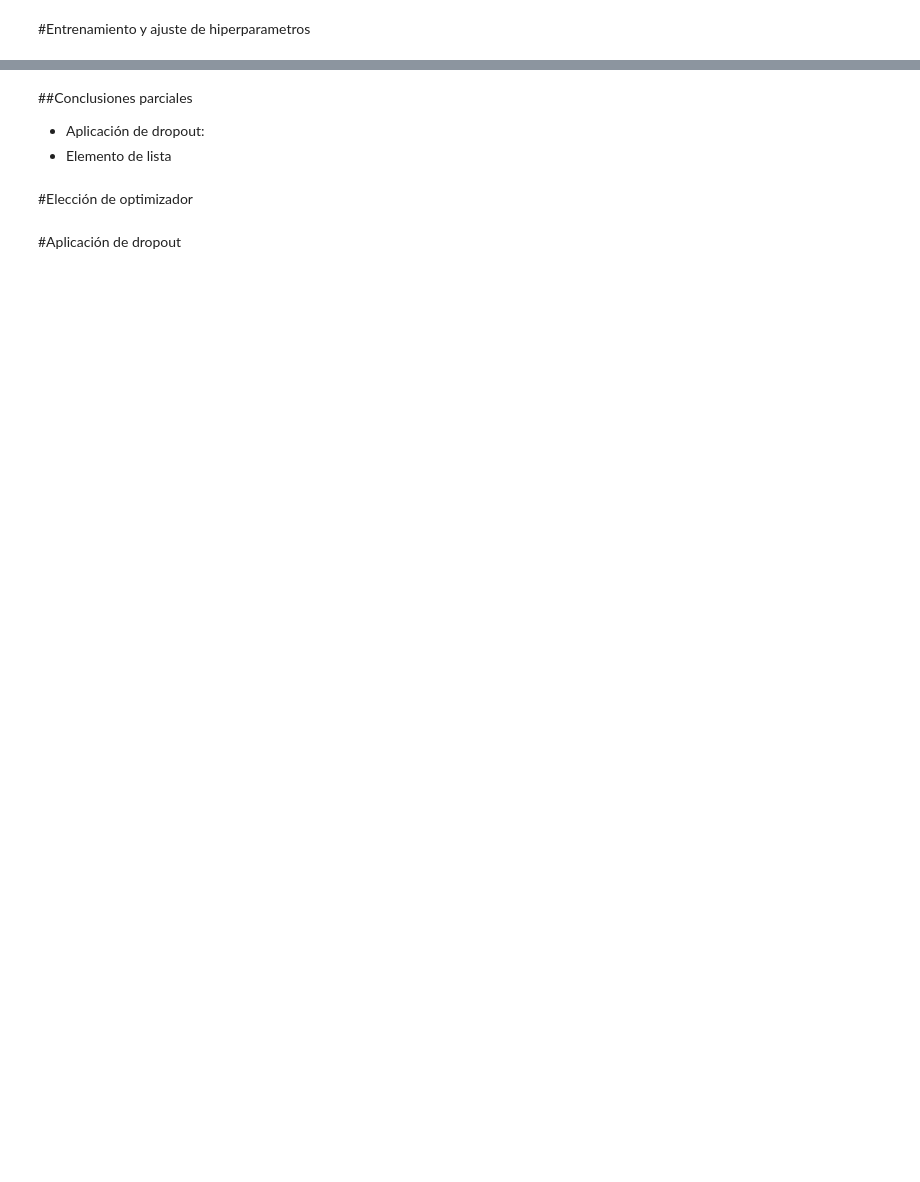
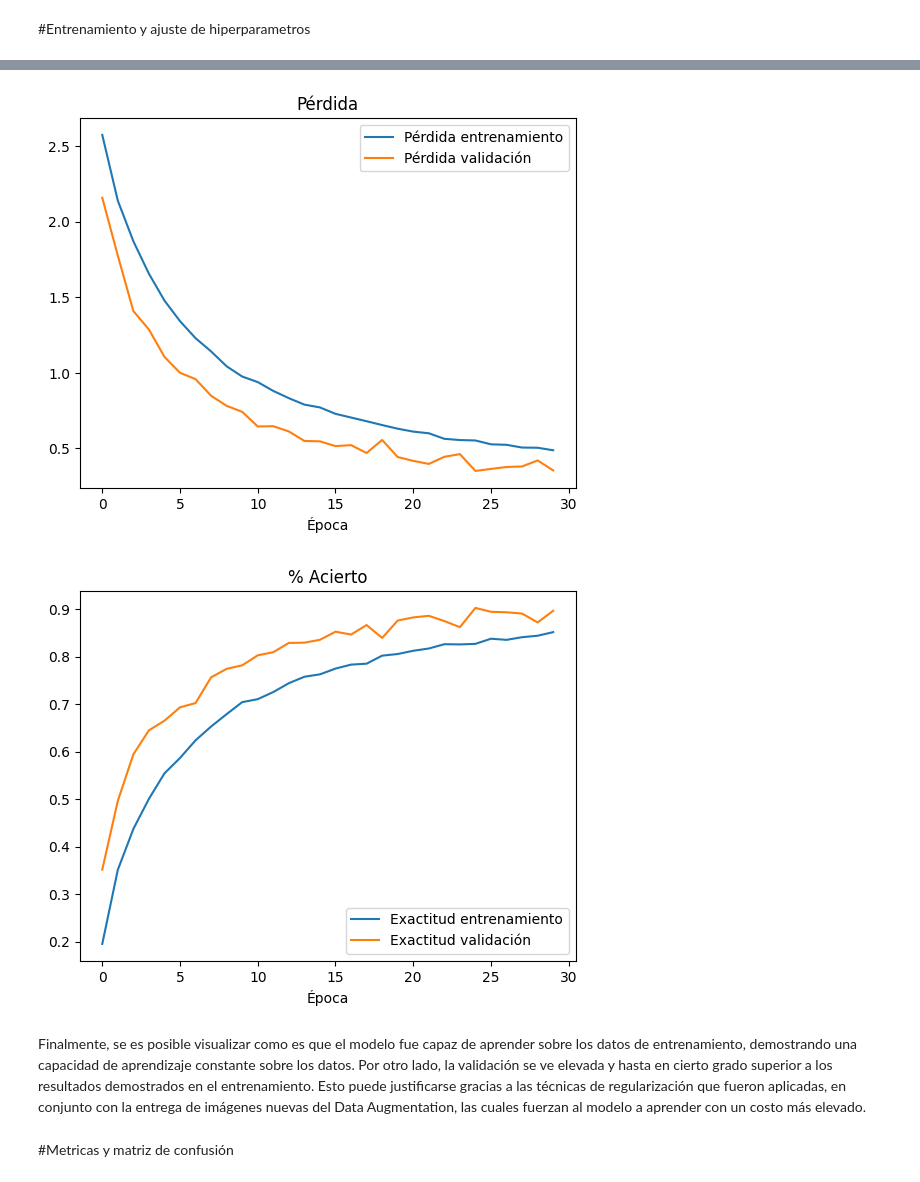
Before and after one commit to Albedofan69420/SIMPSONS-CNN, a Jupyter notebook: Evaluación2_deep_learning.ipynb, the cells around one changed output, grey strips where cells are left out. Drawn from its saved outputs; the diff is of its cells as text; code cells hidden in the pictures; blank space fills up the shorter version.

```diff
--- a/Evaluación2_deep_learning.ipynb
+++ b/Evaluación2_deep_learning.ipynb
@@ -374,0 +518,4 @@ plt.show()
+# %%
+#Imprime los resultados de cada uno de los optimizadores sobre el modelo
+df_results = pd.DataFrame(results)
+print(df_results)
@@ -374,0 +529,4 @@ plt.show()
+# %%
+#Realiza una selección del mejor optimizador basado en el acierto en validación
+mejor_opt = df_results.sort_values(by='Mejor acierto en validación', ascending=False).iloc[0]['Optimizador']
+print(f"El mejor optimizador fue: {mejor_opt}")
@@ -374,0 +552,28 @@ plt.show()
+# %%
+#Modifica imágenes para generar nuevas con leves cambios
+datagen = ImageDataGenerator(
+    rotation_range=15,
+    horizontal_flip=True,
+    zoom_range=0.1,
+    width_shift_range=0.1,
+    height_shift_range=0.1
+)
+
+np.random.seed(30)
+tf.random.set_seed(30)
+
+#Genera el modelo final con todos los cambios aplicados
+model_final = create_model_v3()
+model_final.compile(
+    optimizer=obtener_optimizador(mejor_opt),
+    loss='sparse_categorical_crossentropy',
+    metrics=['accuracy']
+)
+# %%
+#Entrenamiento del modelo final con valores previamente definidos
+history_final = model_final.fit(
+    datagen.flow(X_train, Y_train, batch_size=64),
+    epochs=30,
+    validation_data=(X_val, Y_val),
+    verbose=1
+)
@@ -375,25 +598,23 @@ plt.show()
 # %%
 # Mostramos la pérdida y el acierto por cada época
 
-plt.plot(hist_model_test2.history['loss'], label='Pérdida entrenamiento')
-plt.plot(hist_model_test2.history['val_loss'], label='Pérdida validación')
+plt.plot(history_final.history['loss'], label='Pérdida entrenamiento')
+plt.plot(history_final.history['val_loss'], label='Pérdida validación')
 plt.legend()
 plt.title('Pérdida')
 plt.xlabel('Época')
 plt.show()
 
-plt.plot(hist_model_test2.history['accuracy'], label='Exactitud entrenamiento')
-plt.plot(hist_model_test2.history['val_accuracy'], label='Exactitud validación')
+plt.plot(history_final.history['accuracy'], label='Exactitud entrenamiento')
+plt.plot(history_final.history['val_accuracy'], label='Exactitud validación')
 plt.legend()
 plt.title('% Acierto')
 plt.xlabel('Época')
 plt.show()
+# %% [output]
+[figure, added]
+[figure, added]
-# %% [markdown]
-##Conclusiones parciales
-
-*   Aplicación de dropout:
-*   Elemento de lista
-# %% [markdown]
-#Elección de optimizador
-# %% [markdown]
-#Aplicación de dropout
+# %% [markdown]
+Finalmente, se es posible visualizar como es que el modelo fue capaz de aprender sobre los datos de entrenamiento, demostrando una capacidad de aprendizaje constante sobre los datos. Por otro lado, la validación se ve elevada y hasta en cierto grado superior a los resultados demostrados en el entrenamiento. Esto puede justificarse gracias a las técnicas de regularización que fueron aplicadas, en conjunto con la entrega de imágenes nuevas del Data Augmentation, las cuales fuerzan al modelo a aprender con un costo más elevado.
+# %% [markdown]
+#Metricas y matriz de confusión
```
Also changed, not shown: parts of 46 cells of this notebook.
